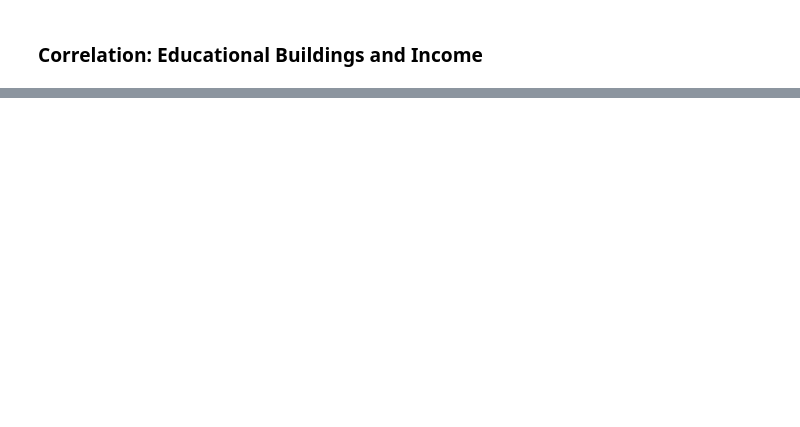
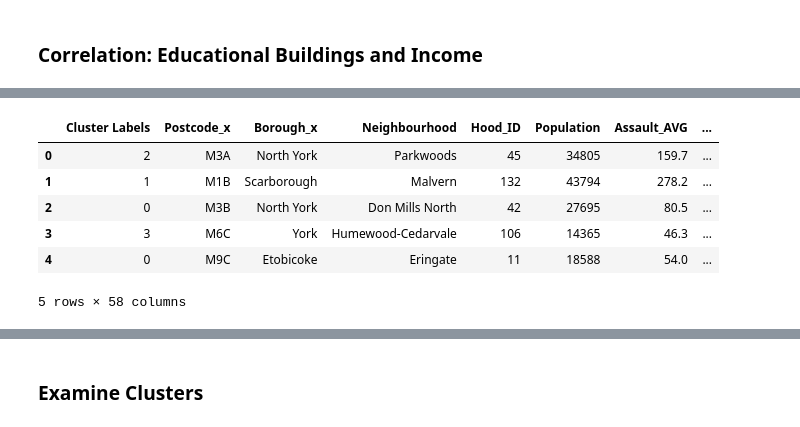
Before and after one commit to Sujeev-Uthayakumar/clustering-navigation, a Jupyter notebook: src/index.ipynb, the cells around one changed output, grey strips where cells are left out. Saved outputs shown, nothing was run; the diff lists cells and outputs as text; code cells hidden in the pictures; blank space fills up the shorter version.

```diff
--- a/src/index.ipynb
+++ b/src/index.ipynb
@@ -332,0 +311,21 @@ for hood in toronto_grouped['Neighbourhood']:
+# %%
+num_top_venues = 10
+
+indicators = ['st', 'nd', 'rd']
+
+# create columns according to number of top venues
+columns = ['Neighbourhood']
+for ind in np.arange(num_top_venues):
+    try:
+        columns.append('{}{} Most Common Venue'.format(ind+1, indicators[ind]))
+    except:
+        columns.append('{}th Most Common Venue'.format(ind+1))
+
+# create a new dataframe
+neighbourhoods_venues_sorted = pd.DataFrame(columns=columns)
+neighbourhoods_venues_sorted['Neighbourhood'] = toronto_grouped['Neighbourhood']
+
+for ind in np.arange(toronto_grouped.shape[0]):
+    neighbourhoods_venues_sorted.iloc[ind, 1:] = return_most_common_venues(toronto_grouped.iloc[ind, :], num_top_venues)
+
+neighbourhoods_venues_sorted.head()
@@ -335 +360,14 @@ for hood in toronto_grouped['Neighbourhood']:
+# %%
+# merge toronto_grouped with toronto_data to add latitude/longitude for each neighbourhood
+toronto_merged = pd.merge(combined_dataframe, neighbourhoods_venues_sorted, on="Neighbourhood")
+
+toronto_merged.head() # check the last columns!
+# %% [output]
+|  | Cluster Labels | Postcode_x | Borough_x | Neighbourhood | Hood_ID | Population | Assault_AVG | ... |
+| 0 | 2 | M3A | North York | Parkwoods | 45 | 34805 | 159.7 | ... |
+| 1 | 1 | M1B | Scarborough | Malvern | 132 | 43794 | 278.2 | ... |
+| 2 | 0 | M3B | North York | Don Mills North | 42 | 27695 | 80.5 | ... |
+| 3 | 3 | M6C | York | Humewood-Cedarvale | 106 | 14365 | 46.3 | ... |
+| 4 | 0 | M9C | Etobicoke | Eringate | 11 | 18588 | 54.0 | ... |
+5 rows × 58 columns
 # %%
@@ -357,2 +395,4 @@ map_clusters_2
 # %% [output]
 [interactive output not drawn]
+# %% [markdown]
+<h3><b>Examine Clusters</b></h3>
```
Also changed, not shown: parts of 22 cells of this notebook.
